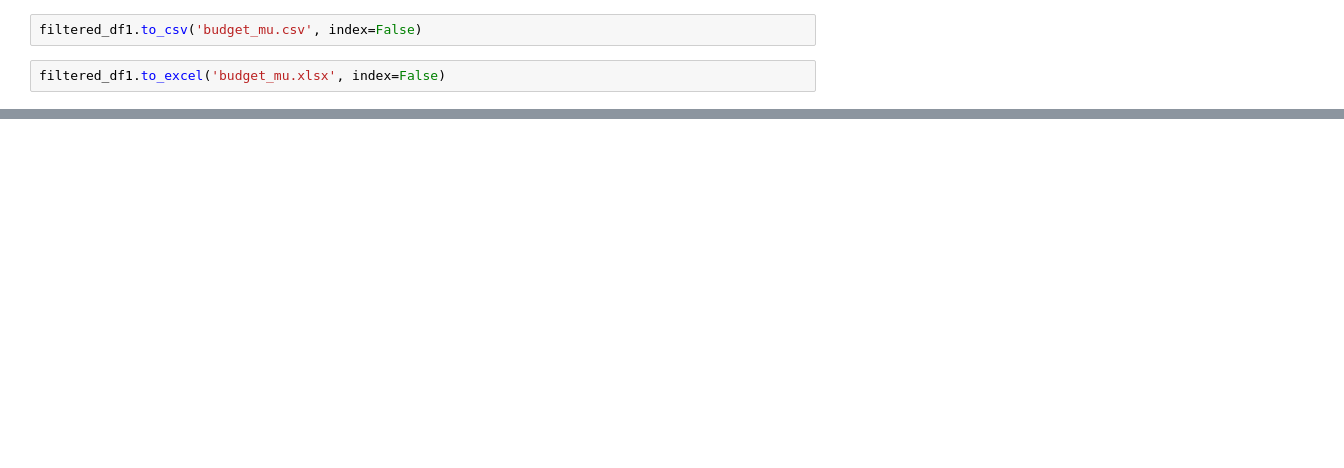
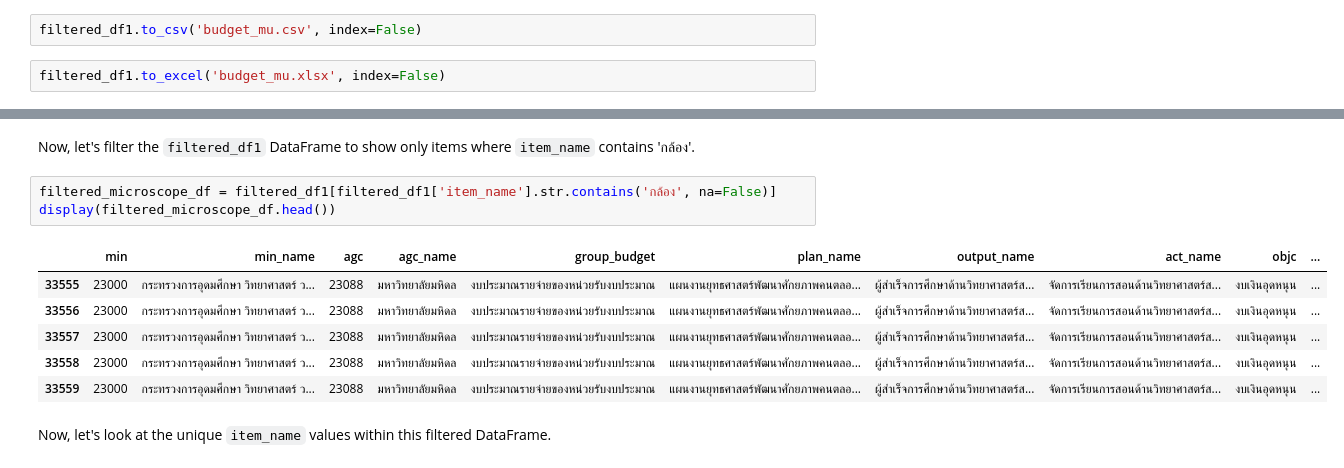
Before and after one commit to tlerksuthirat/lab_management, a Jupyter notebook: budget_2570.ipynb, the cells around one changed output, grey strips where cells are left out. Saved outputs shown, nothing was run; the diff lists cells and outputs as text; blank space fills up the shorter version.

```diff
--- a/budget_2570.ipynb
+++ b/budget_2570.ipynb
@@ -384,0 +303,14 @@ array(['กล้องจุลทรรศน์ชนิดสเตอริ
+# %% [markdown]
+Now, let's filter the `filtered_df1` DataFrame to show only items where `item_name` contains 'กล้อง'.
+# %%
+filtered_microscope_df = filtered_df1[filtered_df1['item_name'].str.contains('กล้อง', na=False)]
+display(filtered_microscope_df.head())
+# %% [output]
+|  | min | min_name | agc | agc_name | group_budget | plan_name | output_name | act_name | objc | ... |
+| 33555 | 23000 | กระทรวงการอุดมศึกษา วิทยาศาสตร์ ว... | 23088 | มหาวิทยาลัยมหิดล | งบประมาณรายจ่ายของหน่วยรับงบประมาณ | แผนงานยุทธศาสตร์พัฒนาศักยภาพคนตลอ... | ผู้สำเร็จการศึกษาด้านวิทยาศาสตร์ส... | จัดการเรียนการสอนด้านวิทยาศาสตร์ส... | งบเงินอุดหนุน | ... |
+| 33556 | 23000 | กระทรวงการอุดมศึกษา วิทยาศาสตร์ ว... | 23088 | มหาวิทยาลัยมหิดล | งบประมาณรายจ่ายของหน่วยรับงบประมาณ | แผนงานยุทธศาสตร์พัฒนาศักยภาพคนตลอ... | ผู้สำเร็จการศึกษาด้านวิทยาศาสตร์ส... | จัดการเรียนการสอนด้านวิทยาศาสตร์ส... | งบเงินอุดหนุน | ... |
+| 33557 | 23000 | กระทรวงการอุดมศึกษา วิทยาศาสตร์ ว... | 23088 | มหาวิทยาลัยมหิดล | งบประมาณรายจ่ายของหน่วยรับงบประมาณ | แผนงานยุทธศาสตร์พัฒนาศักยภาพคนตลอ... | ผู้สำเร็จการศึกษาด้านวิทยาศาสตร์ส... | จัดการเรียนการสอนด้านวิทยาศาสตร์ส... | งบเงินอุดหนุน | ... |
+| 33558 | 23000 | กระทรวงการอุดมศึกษา วิทยาศาสตร์ ว... | 23088 | มหาวิทยาลัยมหิดล | งบประมาณรายจ่ายของหน่วยรับงบประมาณ | แผนงานยุทธศาสตร์พัฒนาศักยภาพคนตลอ... | ผู้สำเร็จการศึกษาด้านวิทยาศาสตร์ส... | จัดการเรียนการสอนด้านวิทยาศาสตร์ส... | งบเงินอุดหนุน | ... |
+| 33559 | 23000 | กระทรวงการอุดมศึกษา วิทยาศาสตร์ ว... | 23088 | มหาวิทยาลัยมหิดล | งบประมาณรายจ่ายของหน่วยรับงบประมาณ | แผนงานยุทธศาสตร์พัฒนาศักยภาพคนตลอ... | ผู้สำเร็จการศึกษาด้านวิทยาศาสตร์ส... | จัดการเรียนการสอนด้านวิทยาศาสตร์ส... | งบเงินอุดหนุน | ... |
+# %% [markdown]
+Now, let's look at the unique `item_name` values within this filtered DataFrame.
```
Also changed, not shown: parts of 51 cells of this notebook.
